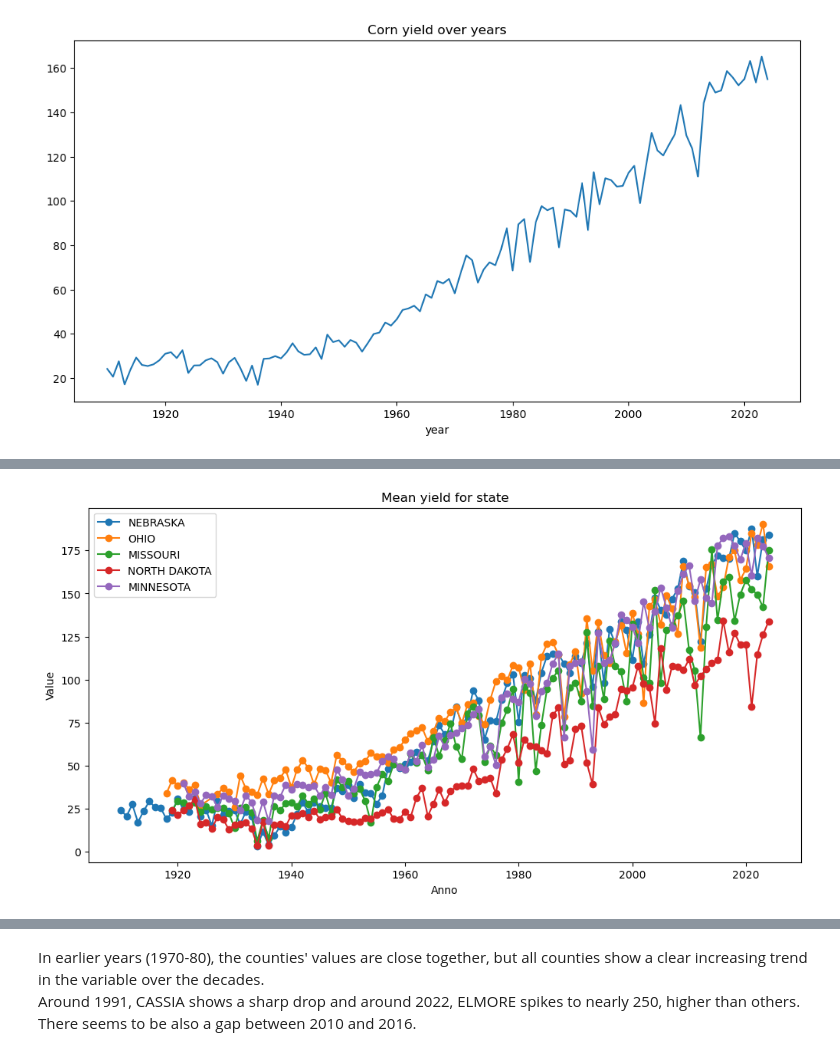
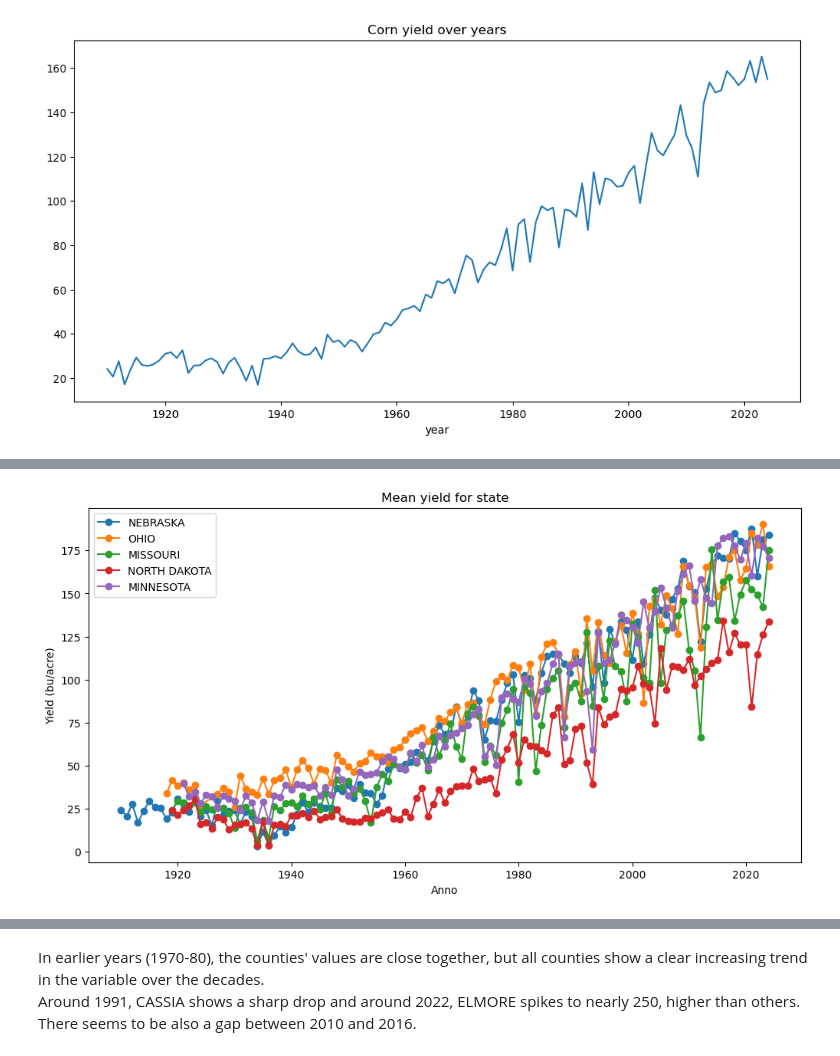
Before and after one commit to AntonioDonnangelo/Predicting-2024-US-Corn-Yield, a Jupyter notebook: Predicting_2024_US_Corn_Yield.ipynb, the cells around one changed output, grey strips where cells are left out. Cells and saved outputs as stored; diff of their text form; code cells hidden in the pictures.

```diff
--- a/Predicting_2024_US_Corn_Yield.ipynb
+++ b/Predicting_2024_US_Corn_Yield.ipynb
@@ -126,6 +133,9 @@ df.describe()
 | 50% | NaN | 29.000000 | 9000.0 | 29.000000 | NaN | 87.000000 | 83.000000 | ... |
 | 75% | NaN | 39.000000 | 9000.0 | 39.000000 | NaN | 139.000000 | 133.000000 | ... |
 | max | NaN | 56.000000 | 9000.0 | 56.000000 | NaN | 998.000000 | 810.000000 | ... |
+# %%
+# Renaming the 'Value' column to 'Yield' for clarity
+df.rename(columns={'Value': 'Yield'}, inplace=True)
 # %% [markdown]
 Many columns are redundant or not relevant to the task, so I decided to select a subset of columns for further analysis.
 # %%
@@ -143,7 +153,7 @@ Index(['source_desc', 'region_desc', 'group_desc', 'agg_level_desc',
       dtype='object')
 # %%
 # Defining interest columns
-interest_columns = ['year','country_name','state_name','county_name','Value']
+interest_columns = ['year','country_name','state_name','county_name','Yield']
 # %%
 # Selecting only the interest columns
 df = df.loc[:, interest_columns]
@@ -159,6 +169,6 @@ Value           0
 dtype: int64
 # %%
 # Aggregation for state and year
-year_state_mean = df.groupby(['year', 'state_name'])['Value'].mean().reset_index()
+year_state_mean = df.groupby(['year', 'state_name'])['Yield'].mean().reset_index()
 # %%
 # Aggregation for national average
@@ -312,19 +322,19 @@ plt.show()
 # %%
 # Graph for the firts 10 states
 states_to_plot = year_state_mean['state_name'].unique()[:5]
 
 plt.figure(figsize=(12, 6))
 for state in states_to_plot:
     data = year_state_mean[year_state_mean['state_name'] == state]
-    plt.plot(data['year'], data['Value'], marker='o', label=state)
+    plt.plot(data['year'], data['Yield'], marker='o', label=state)
 
 plt.title("Mean yield for state")
 plt.xlabel("Anno")
-plt.ylabel("Value")
+plt.ylabel("Yield (bu/acre)")
 plt.legend()
 plt.show()
 # %% [output]
-[figure, old version]
+[figure, new version]
 # %%
 # Serie for county in a specific state
 state_example = 'IDAHO'
```
Also changed, not shown: parts of 80 cells of this notebook, 3 other files.
